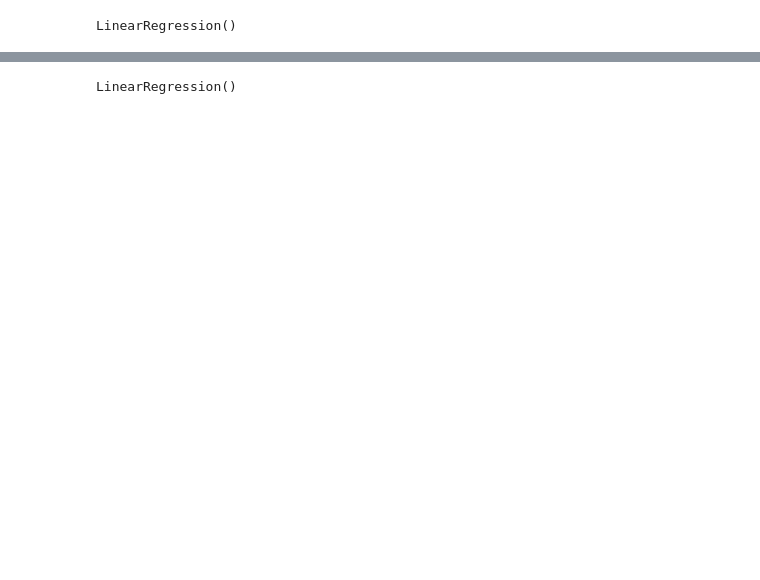
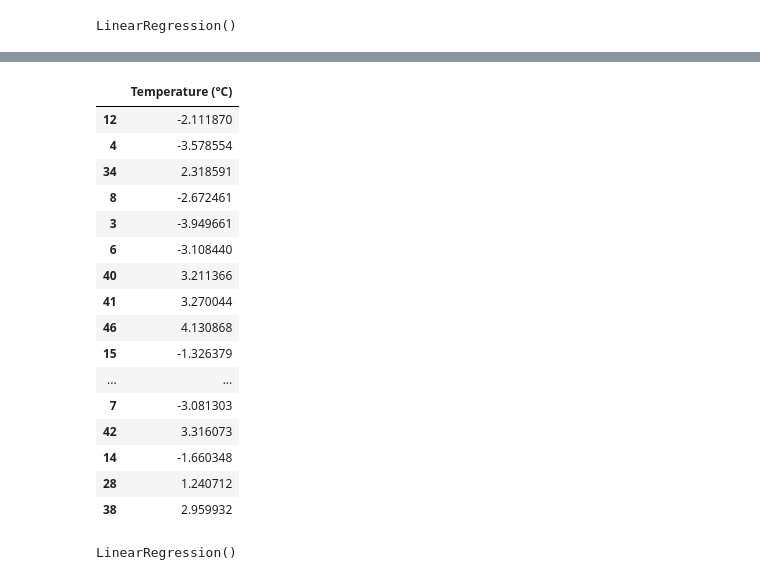
Before and after one commit to dhanush0823-git/Machine_Learning01, a Jupyter notebook: Regrission/ICS_DataSet.ipynb, the cells around one changed output, grey strips where cells are left out. Cells and saved outputs as stored; diff of their text form; code cells hidden in the pictures; blank space fills up the shorter version.

```diff
--- a/fish.ipynb
+++ b/Regrission/ICS_DataSet.ipynb
@@ -92 +63,21 @@ model_poly = LinearRegression()
+# %%
+xtrain
+# %% [output]
+|  | Temperature (°C) |
+| 12 | -2.111870 |
+| 4 | -3.578554 |
+| 34 | 2.318591 |
+| 8 | -2.672461 |
+| 3 | -3.949661 |
+| 6 | -3.108440 |
+| 40 | 3.211366 |
+| 41 | 3.270044 |
+| 46 | 4.130868 |
+| 15 | -1.326379 |
+| ... | ... |
+| 7 | -3.081303 |
+| 42 | 3.316073 |
+| 14 | -1.660348 |
+| 28 | 1.240712 |
+| 38 | 2.959932 |
 # %%
```
Also changed, not shown: parts of 30 cells of this notebook, 7 other files.
